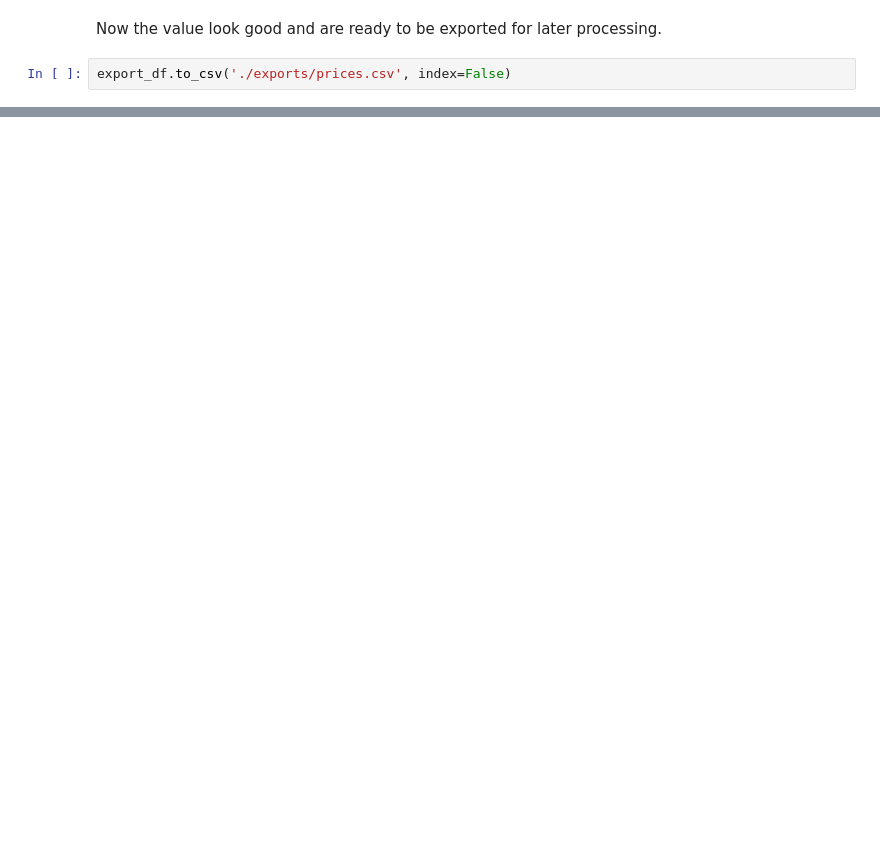
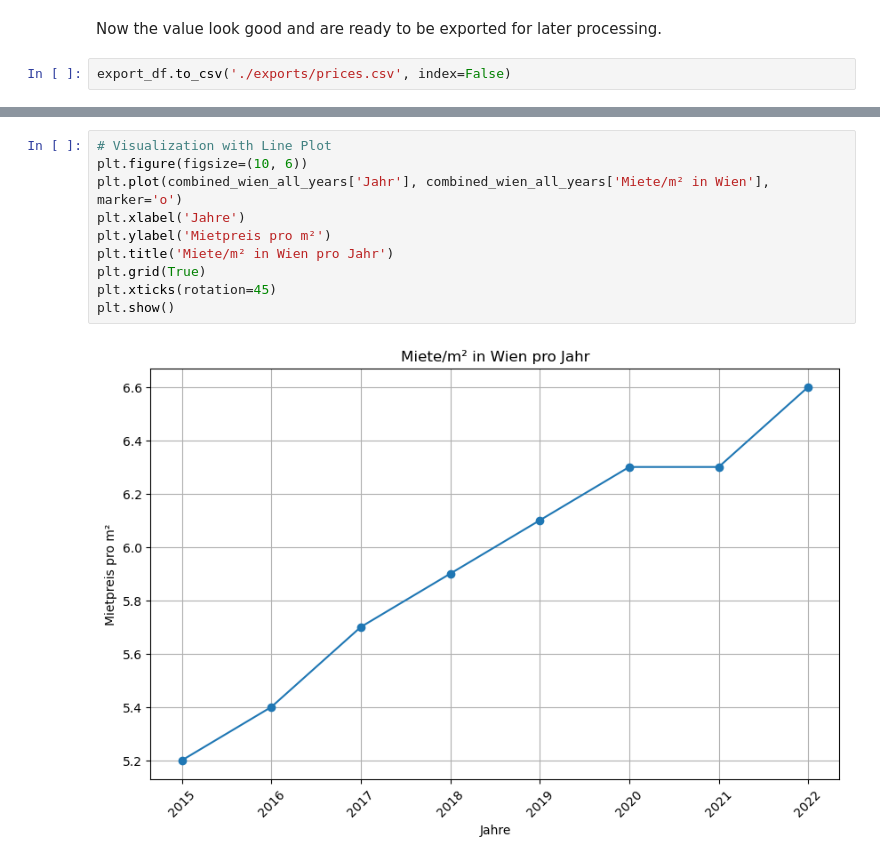
Before and after one commit to markusKoppensteiner1998/immocheck, a Jupyter notebook: ImmoCheck.ipynb, the cells around one changed output, grey strips where cells are left out. Drawn from its saved outputs; the diff is of its cells as text; blank space fills up the shorter version.

```diff
--- a/ImmoCheck.ipynb
+++ b/ImmoCheck.ipynb
@@ -133,0 +230,12 @@ export_df.to_csv('./exports/prices.csv', index=False)
+# %%
+# Visualization with Line Plot
+plt.figure(figsize=(10, 6))
+plt.plot(combined_wien_all_years['Jahr'], combined_wien_all_years['Miete/m² in Wien'], marker='o')
+plt.xlabel('Jahre')
+plt.ylabel('Mietpreis pro m²')
+plt.title('Miete/m² in Wien pro Jahr')
+plt.grid(True)
+plt.xticks(rotation=45)
+plt.show()
+# %% [output]
+[figure, added]
```
Also changed, not shown: parts of 12 cells of this notebook, 23 other files.
